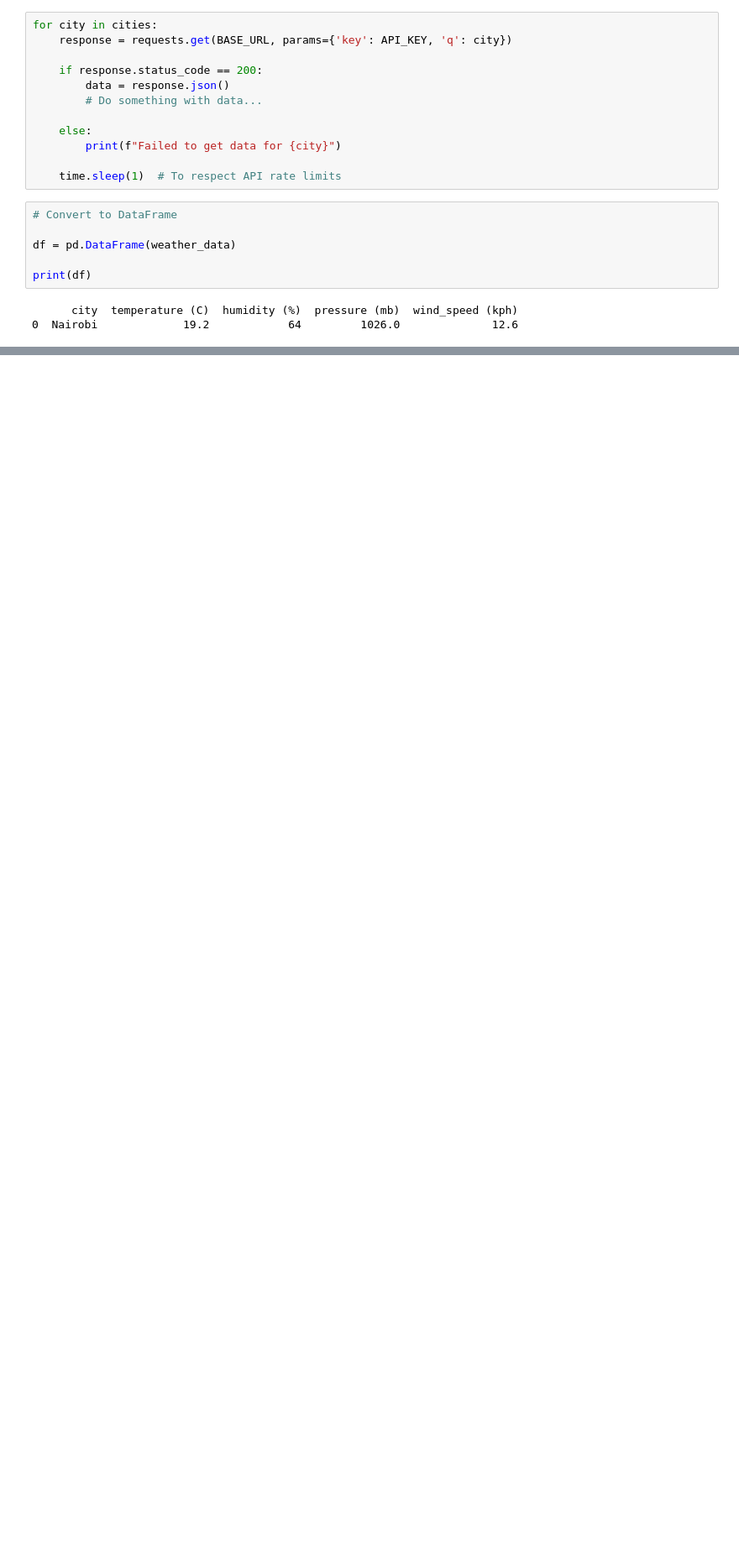
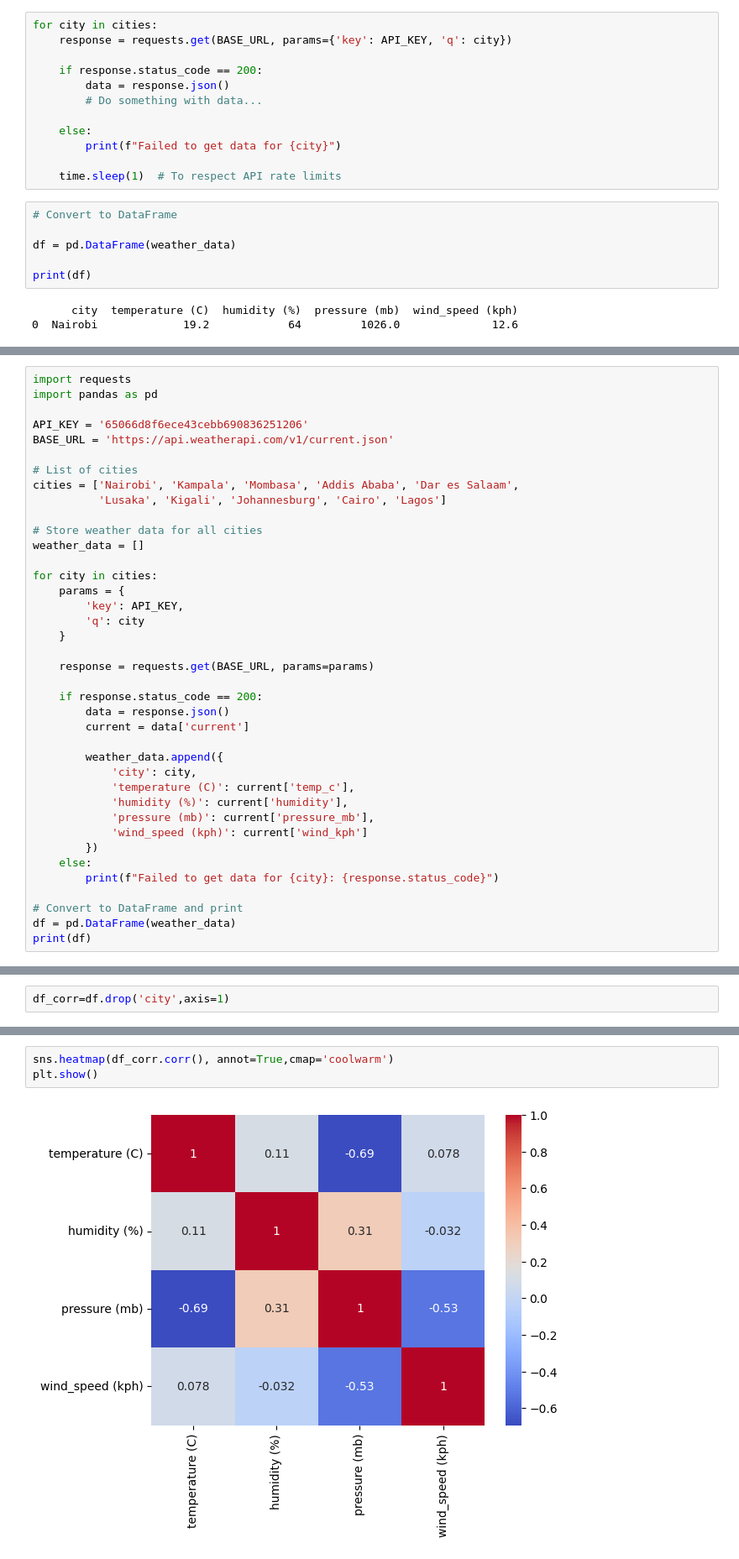
Before and after one commit to Zanale10/DATASCIENCE-101-TEST, a Jupyter notebook: weather_api_using_Colab.ipynb, the cells around one changed output, grey strips where cells are left out. Shown at 84% size. Cells and saved outputs as stored; diff of their text form; blank space fills up the shorter version.

```diff
--- a/weather_api_using_Colab.ipynb
+++ b/weather_api_using_Colab.ipynb
@@ -276,0 +148,39 @@ print(df)
+# %%
+import requests
+import pandas as pd
+
+API_KEY = '65066d8f6ece43cebb690836251206'
+BASE_URL = 'https://api.weatherapi.com/v1/current.json'
+
+# List of cities
+cities = ['Nairobi', 'Kampala', 'Mombasa', 'Addis Ababa', 'Dar es Salaam',
+          'Lusaka', 'Kigali', 'Johannesburg', 'Cairo', 'Lagos']
+
+# Store weather data for all cities
+weather_data = []
+
+for city in cities:
+    params = {
+        'key': API_KEY,
+        'q': city
+    }
+
+    response = requests.get(BASE_URL, params=params)
+
+    if response.status_code == 200:
+        data = response.json()
+        current = data['current']
+
+        weather_data.append({
+            'city': city,
+            'temperature (C)': current['temp_c'],
+            'humidity (%)': current['humidity'],
+            'pressure (mb)': current['pressure_mb'],
+            'wind_speed (kph)': current['wind_kph']
+        })
+    else:
+        print(f"Failed to get data for {city}: {response.status_code}")
+
+# Convert to DataFrame and print
+df = pd.DataFrame(weather_data)
+print(df)
@@ -276,0 +251,2 @@ print(df)
+# %%
+df_corr=df.drop('city',axis=1)
@@ -276,0 +318,5 @@ print(df)
+# %%
+sns.heatmap(df_corr.corr(), annot=True,cmap='coolwarm')
+plt.show()
+# %% [output]
+[figure, added]
```
Also changed, not shown: parts of 66 cells of this notebook.
